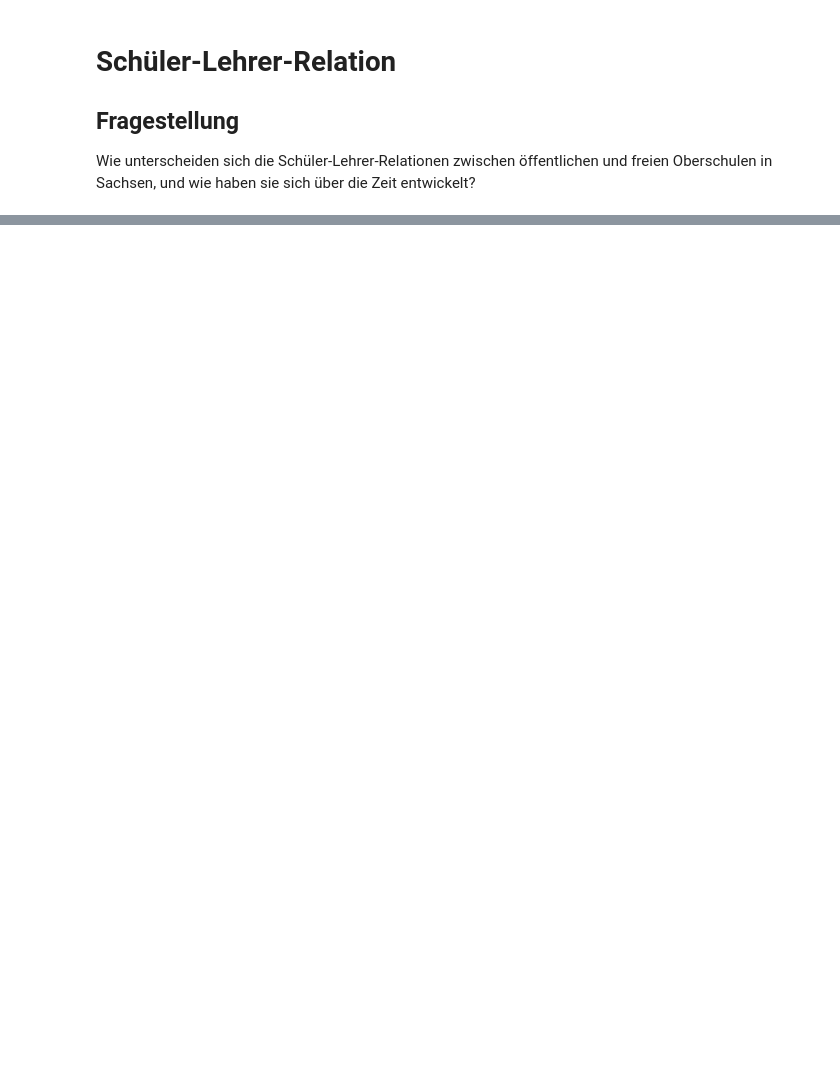
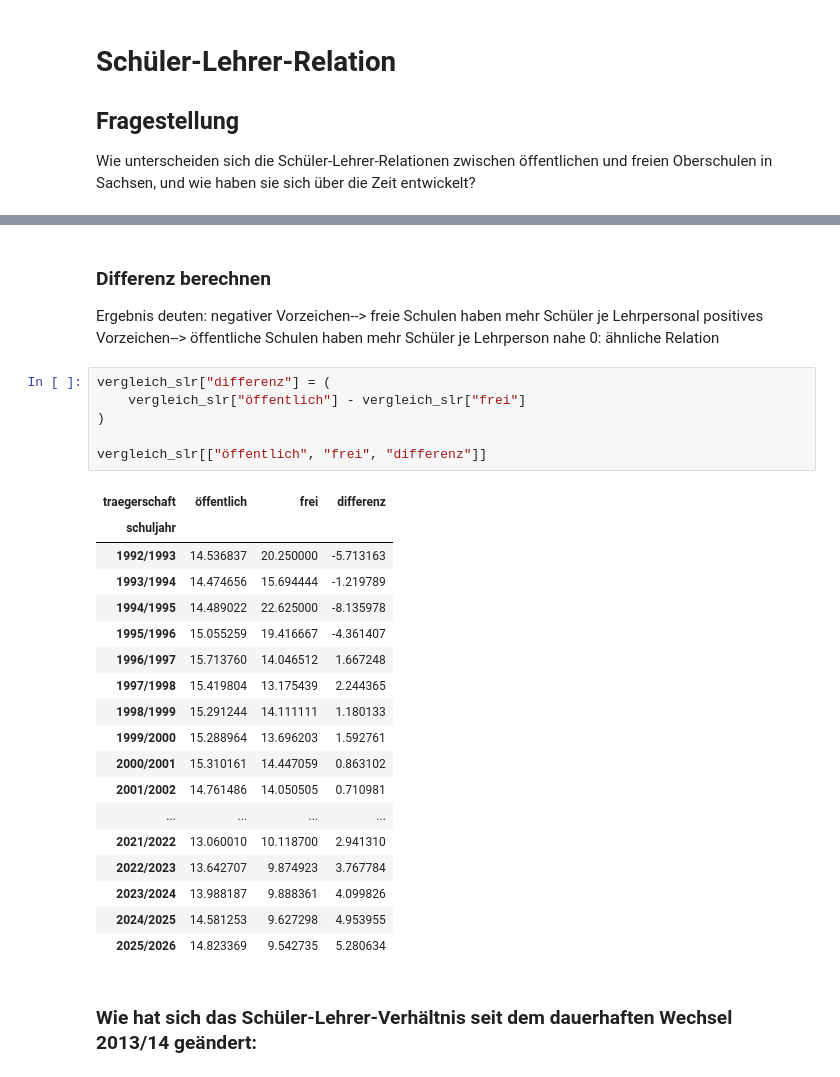
Before and after one commit to AndreR819/PortfolioProjekt, a Jupyter notebook: notebooks/04_schueler_lehrer_relation.ipynb, the cells around one changed output, grey strips where cells are left out. Cells and saved outputs as stored; diff of their text form; blank space fills up the shorter version.

```diff
--- a/notebooks/04_schueler_lehrer_relation.ipynb
+++ b/notebooks/04_schueler_lehrer_relation.ipynb
@@ -72,0 +118,33 @@ print(df_schueler_lehrer["schuljahr"].iloc[-1])
+# %% [markdown]
+### Differenz berechnen
+Ergebnis deuten:
+negativer Vorzeichen--> freie Schulen haben mehr Schüler je Lehrpersonal
+positives Vorzeichen--> öffentliche Schulen haben mehr Schüler je Lehrperson
+nahe 0: ähnliche Relation
+# %%
+vergleich_slr["differenz"] = (
+    vergleich_slr["öffentlich"] - vergleich_slr["frei"]
+)
+
+vergleich_slr[["öffentlich", "frei", "differenz"]]
+# %% [output]
+| traegerschaft | öffentlich | frei | differenz |
+| schuljahr |  |  |  |
+| 1992/1993 | 14.536837 | 20.250000 | -5.713163 |
+| 1993/1994 | 14.474656 | 15.694444 | -1.219789 |
+| 1994/1995 | 14.489022 | 22.625000 | -8.135978 |
+| 1995/1996 | 15.055259 | 19.416667 | -4.361407 |
+| 1996/1997 | 15.713760 | 14.046512 | 1.667248 |
+| 1997/1998 | 15.419804 | 13.175439 | 2.244365 |
+| 1998/1999 | 15.291244 | 14.111111 | 1.180133 |
+| 1999/2000 | 15.288964 | 13.696203 | 1.592761 |
+| 2000/2001 | 15.310161 | 14.447059 | 0.863102 |
+| 2001/2002 | 14.761486 | 14.050505 | 0.710981 |
+| ... | ... | ... | ... |
+| 2021/2022 | 13.060010 | 10.118700 | 2.941310 |
+| 2022/2023 | 13.642707 | 9.874923 | 3.767784 |
+| 2023/2024 | 13.988187 | 9.888361 | 4.099826 |
+| 2024/2025 | 14.581253 | 9.627298 | 4.953955 |
+| 2025/2026 | 14.823369 | 9.542735 | 5.280634 |
+# %% [markdown]
+### Wie hat sich das Schüler-Lehrer-Verhältnis seit dem dauerhaften Wechsel 2013/14 geändert:
```
Also changed, not shown: parts of 34 cells of this notebook.
